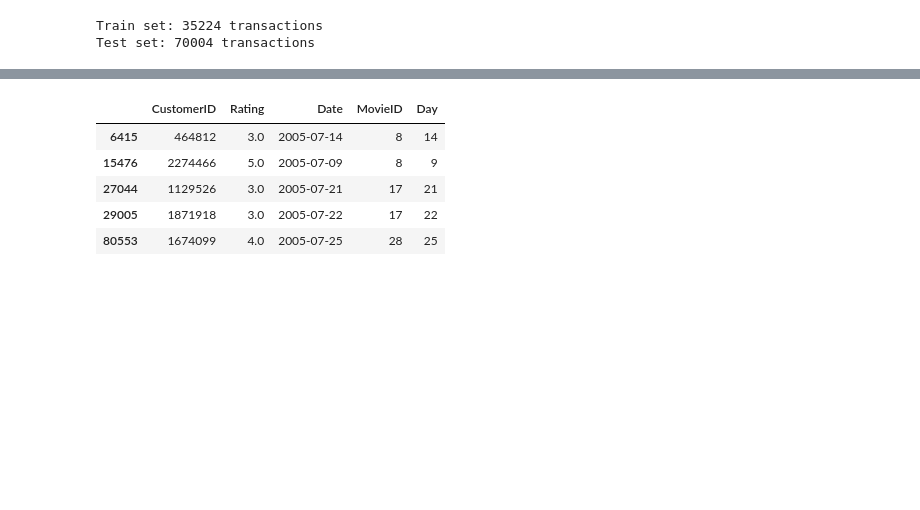
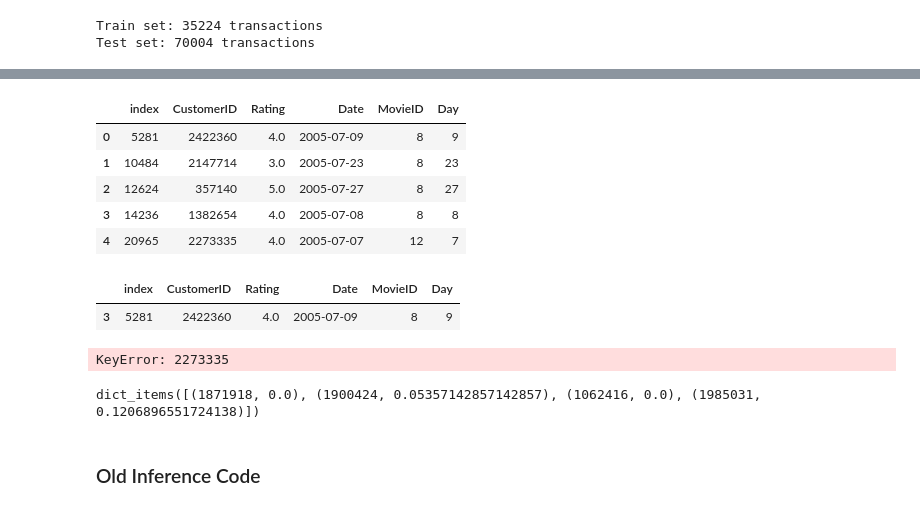
Before and after one commit to vietnguyen98/MSE234CFProject, a Jupyter notebook: cleaning.ipynb, the cells around one changed output, grey strips where cells are left out. Saved outputs shown, nothing was run; the diff lists cells and outputs as text; code cells hidden in the pictures; blank space fills up the shorter version.

Commit message:
rough version of updated algo 1 with transaction by transaction inferences

```diff
--- a/cleaning.ipynb
+++ b/cleaning.ipynb
@@ -212,18 +212,18 @@ Test set: 70004 transactions
 # %%
 
 # group data into transactions -> (user, day)
-transaction_counts = test.groupby(['CustomerID']).count()
-print(f'Number of users: {len(transaction_counts)}')
+transaction_counts = test.groupby(['CustomerID', 'Day']).count()
+print(f'Number of transactions: {len(transaction_counts)}')
 
 # remove users with more than 5 transactions
 transaction_counts = transaction_counts[transaction_counts['Rating']  <= 5]
-print(f'Number of users with 5 or less transactions: {len(transaction_counts)}')
+print(f'Number of (customer, date) with <= 5 occurrences: {len(transaction_counts)}')
+transaction_counts = transaction_counts.reset_index()
 
-# identify non-spiky users
-valid_users = list(transaction_counts.index)
-clean_train = train[train['CustomerID'].isin(valid_users)]
-clean_test = test[test['CustomerID'].isin(valid_users)]
+# reset the indices
+train = train.reset_index()
+test = test.reset_index()
 
-print(f'Train set with users with <= 5 transactions: {len(clean_train)} transactions')
-print(f'Test set with users with have <= 5 transactions: {len(clean_test)} transactions')
+print(f'Train set with users with <= 5 transactions/day: {len(train)} transactions')
+print(f'Test set with users with have <= 5 transactions/day: {len(test)} transactions')
 # %% [output]
@@ -234,9 +330,14 @@ Test set with users with have <= 5 transactions: 1414 transactions
 # %%
-clean_test.head()
+train.head()
 # %% [output]
-|  | CustomerID | Rating | Date | MovieID | Day |
-| 6415 | 464812 | 3.0 | 2005-07-14 | 8 | 14 |
-| 15476 | 2274466 | 5.0 | 2005-07-09 | 8 | 9 |
-| 27044 | 1129526 | 3.0 | 2005-07-21 | 17 | 21 |
-| 29005 | 1871918 | 3.0 | 2005-07-22 | 17 | 22 |
-| 80553 | 1674099 | 4.0 | 2005-07-25 | 28 | 25 |
+|  | index | CustomerID | Rating | Date | MovieID | Day |
+| 0 | 5281 | 2422360 | 4.0 | 2005-07-09 | 8 | 9 |
+| 1 | 10484 | 2147714 | 3.0 | 2005-07-23 | 8 | 23 |
+| 2 | 12624 | 357140 | 5.0 | 2005-07-27 | 8 | 27 |
+| 3 | 14236 | 1382654 | 4.0 | 2005-07-08 | 8 | 8 |
+| 4 | 20965 | 2273335 | 4.0 | 2005-07-07 | 12 | 7 |
+# %%
+test[test['index']==5281]
+# %% [output]
+|  | index | CustomerID | Rating | Date | MovieID | Day |
+| 3 | 5281 | 2422360 | 4.0 | 2005-07-09 | 8 | 9 |
@@ -243,3 +346,29 @@ clean_test.head()
+# %%
+# determine accuracy
+for user in users:
+    if len(inferences[user]) != 0 and user in inferences:
+        total_correct = 0
+        # get all transactions related to users
+        all_transactions = test[test['CustomerID'] == user]
+
+        # get non-public movies
+        known_transactions = train[train['CustomerID'] == user]['index']
+        unknown_transactions = all_transactions[~all_transactions['index'].isin(known_transactions)]['MovieID']
+        unknown_transactions = set(unknown_transactions)
+
+        for movie in unknown_transactions:
+            if movie in inferences[user]:
+                total_correct += 1
+
+        accuracy[user] = total_correct/len(inferences[user])
+# %% [output]
+KeyError: 2273335
+# %%
+accuracy.items()
+# %% [output]
+dict_items([(1871918, 0.0), (1900424, 0.05357142857142857), (1062416, 0.0), (1985031, 0.1206896551724138)])
+# %% [markdown]
+### Old Inference Code
 # %%
 user_inferences = {}
 observation_window = 1
```
Also changed, not shown: parts of 6 cells of this notebook.
